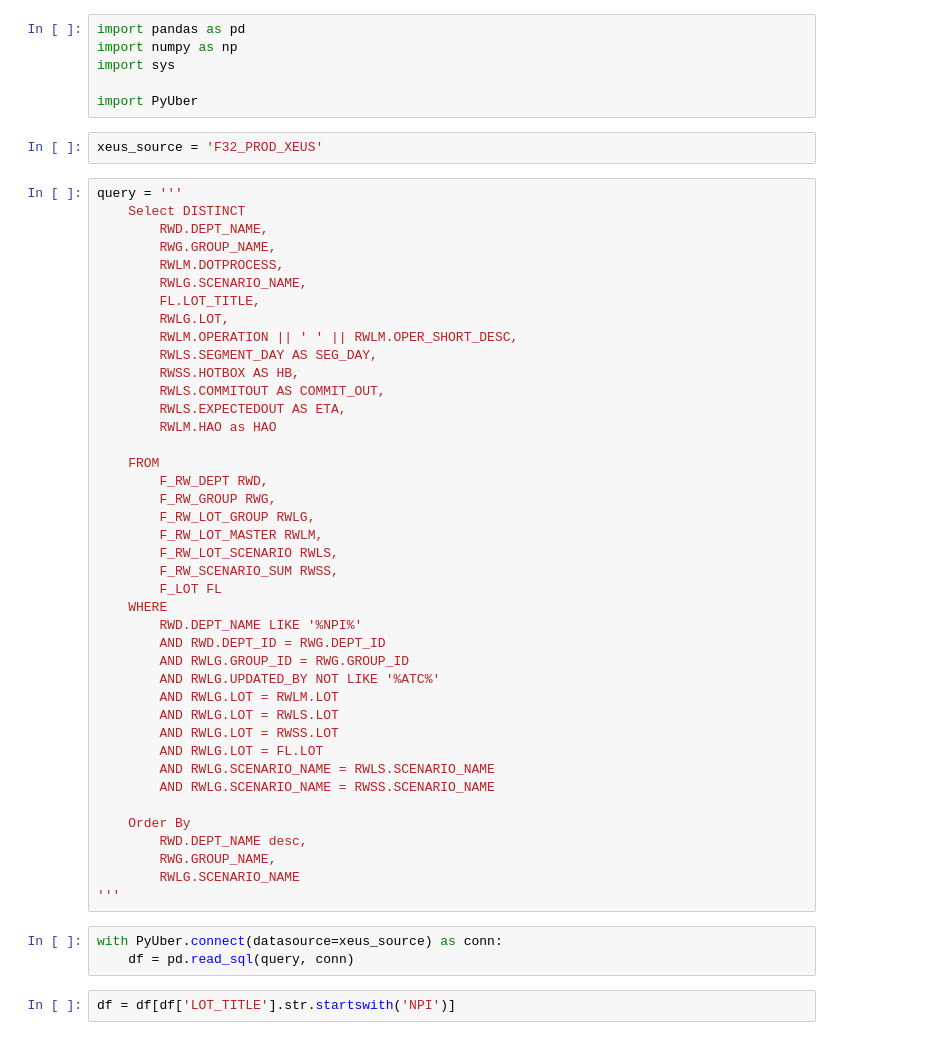
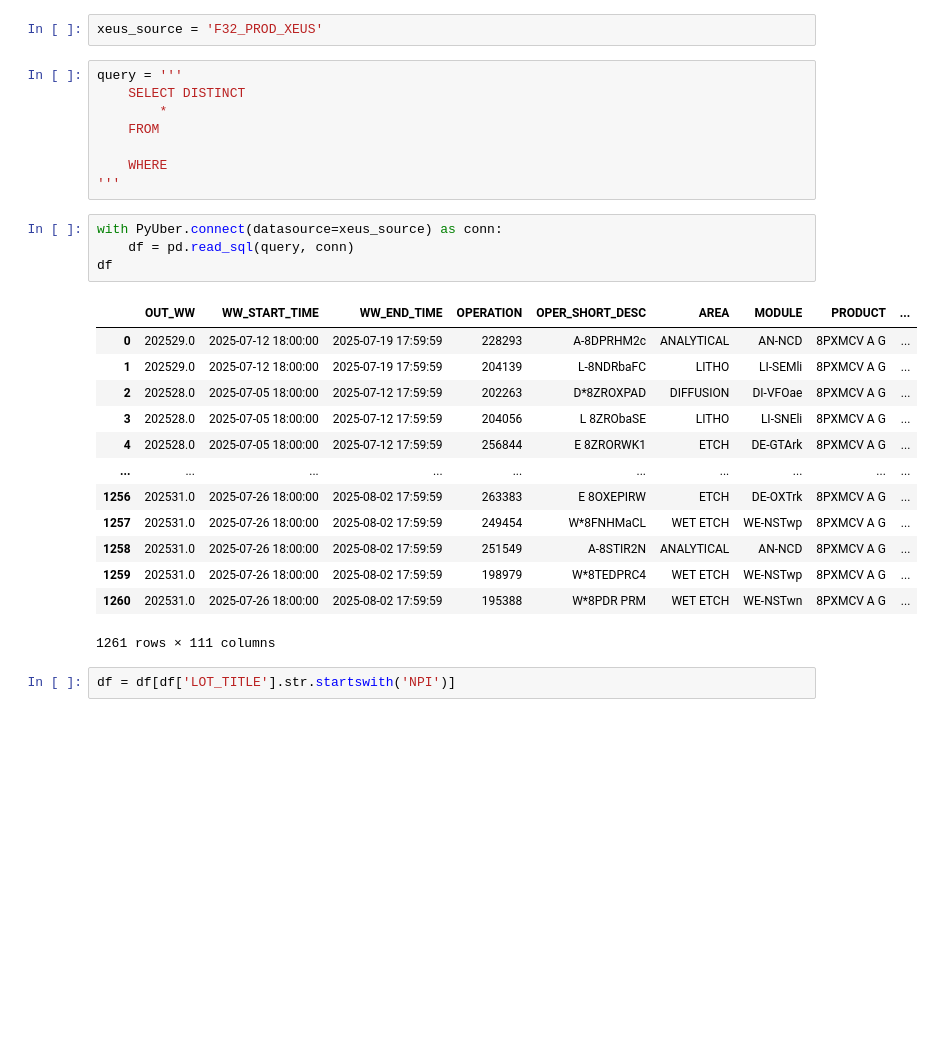
Before and after one commit to dagarcia-pde/NPI, a Jupyter notebook: class_devel_notebook.ipynb, the cells around one changed output. Saved outputs shown, nothing was run; the diff lists cells and outputs as text; blank space fills up the shorter version.

```diff
--- a/class_devel_notebook.ipynb
+++ b/class_devel_notebook.ipynb
@@ -1,54 +1,30 @@
-# %%
-import pandas as pd
-import numpy as np
-import sys
-
-import PyUber
 # %%
 xeus_source = 'F32_PROD_XEUS'
 # %%
 query = '''
-    Select DISTINCT
-        RWD.DEPT_NAME,
-        RWG.GROUP_NAME,
-        RWLM.DOTPROCESS,
-        RWLG.SCENARIO_NAME,
-        FL.LOT_TITLE,
-        RWLG.LOT,
-        RWLM.OPERATION || ' ' || RWLM.OPER_SHORT_DESC,
-        RWLS.SEGMENT_DAY AS SEG_DAY,
-        RWSS.HOTBOX AS HB,
-        RWLS.COMMITOUT AS COMMIT_OUT,
-        RWLS.EXPECTEDOUT AS ETA,
-        RWLM.HAO as HAO
+    SELECT DISTINCT
+        *
+    FROM
 
-    FROM
-        F_RW_DEPT RWD,
-        F_RW_GROUP RWG,
-        F_RW_LOT_GROUP RWLG,
-        F_RW_LOT_MASTER RWLM,
-        F_RW_LOT_SCENARIO RWLS,
-        F_RW_SCENARIO_SUM RWSS,
-        F_LOT FL
     WHERE
-        RWD.DEPT_NAME LIKE '%NPI%'
-        AND RWD.DEPT_ID = RWG.DEPT_ID
-        AND RWLG.GROUP_ID = RWG.GROUP_ID
-        AND RWLG.UPDATED_BY NOT LIKE '%ATC%'
-        AND RWLG.LOT = RWLM.LOT
-        AND RWLG.LOT = RWLS.LOT
-        AND RWLG.LOT = RWSS.LOT
-        AND RWLG.LOT = FL.LOT
-        AND RWLG.SCENARIO_NAME = RWLS.SCENARIO_NAME
-        AND RWLG.SCENARIO_NAME = RWSS.SCENARIO_NAME
-
-    Order By
-        RWD.DEPT_NAME desc,
-        RWG.GROUP_NAME,
-        RWLG.SCENARIO_NAME
 '''
 # %%
 with PyUber.connect(datasource=xeus_source) as conn:
     df = pd.read_sql(query, conn)
+df
+# %% [output]
+|  | OUT_WW | WW_START_TIME | WW_END_TIME | OPERATION | OPER_SHORT_DESC | AREA | MODULE | PRODUCT | ... |
+| 0 | 202529.0 | 2025-07-12 18:00:00 | 2025-07-19 17:59:59 | 228293 | A-8DPRHM2c | ANALYTICAL | AN-NCD | 8PXMCV A G | ... |
+| 1 | 202529.0 | 2025-07-12 18:00:00 | 2025-07-19 17:59:59 | 204139 | L-8NDRbaFC | LITHO | LI-SEMli | 8PXMCV A G | ... |
+| 2 | 202528.0 | 2025-07-05 18:00:00 | 2025-07-12 17:59:59 | 202263 | D*8ZROXPAD | DIFFUSION | DI-VFOae | 8PXMCV A G | ... |
+| 3 | 202528.0 | 2025-07-05 18:00:00 | 2025-07-12 17:59:59 | 204056 | L 8ZRObaSE | LITHO | LI-SNEli | 8PXMCV A G | ... |
+| 4 | 202528.0 | 2025-07-05 18:00:00 | 2025-07-12 17:59:59 | 256844 | E 8ZRORWK1 | ETCH | DE-GTArk | 8PXMCV A G | ... |
+| ... | ... | ... | ... | ... | ... | ... | ... | ... | ... |
+| 1256 | 202531.0 | 2025-07-26 18:00:00 | 2025-08-02 17:59:59 | 263383 | E 8OXEPIRW | ETCH | DE-OXTrk | 8PXMCV A G | ... |
+| 1257 | 202531.0 | 2025-07-26 18:00:00 | 2025-08-02 17:59:59 | 249454 | W*8FNHMaCL | WET ETCH | WE-NSTwp | 8PXMCV A G | ... |
+| 1258 | 202531.0 | 2025-07-26 18:00:00 | 2025-08-02 17:59:59 | 251549 | A-8STIR2N | ANALYTICAL | AN-NCD | 8PXMCV A G | ... |
+| 1259 | 202531.0 | 2025-07-26 18:00:00 | 2025-08-02 17:59:59 | 198979 | W*8TEDPRC4 | WET ETCH | WE-NSTwp | 8PXMCV A G | ... |
+| 1260 | 202531.0 | 2025-07-26 18:00:00 | 2025-08-02 17:59:59 | 195388 | W*8PDR PRM | WET ETCH | WE-NSTwn | 8PXMCV A G | ... |
+1261 rows × 111 columns
 # %%
 df = df[df['LOT_TITLE'].str.startswith('NPI')]
```
Also changed, not shown: 1 other file.
